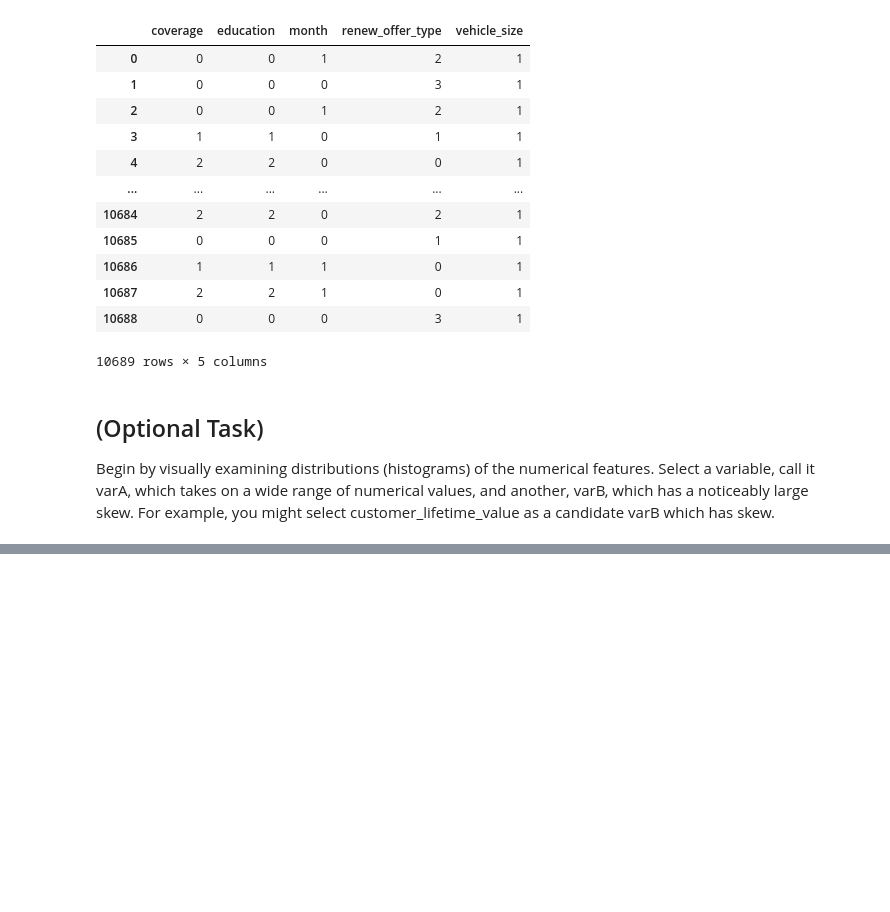
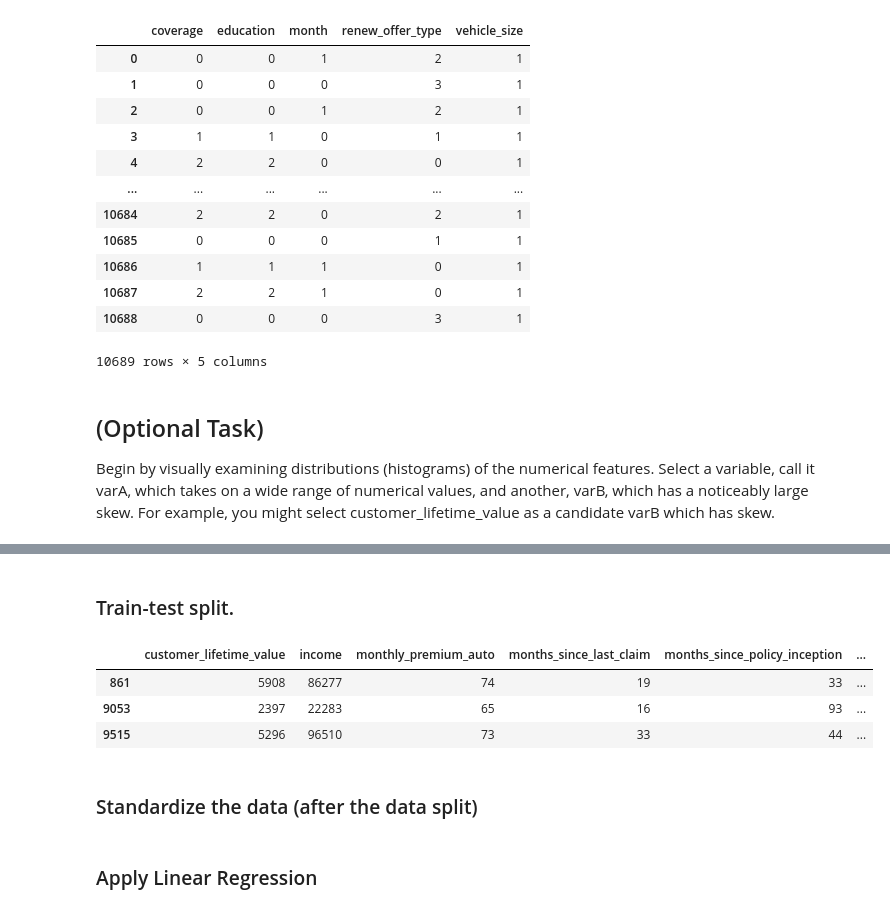
Before and after one commit to Festus-Ade/IronFestus, a Jupyter notebook: Week 4/Activities_Transformation.ipynb, the cells around one changed output, grey strips where cells are left out. Saved outputs shown, nothing was run; the diff lists cells and outputs as text; code cells hidden in the pictures; blank space fills up the shorter version.

```diff
--- a/Week 4/Activities_Transformation.ipynb
+++ b/Week 4/Activities_Transformation.ipynb
@@ -142,0 +205,18 @@ from sklearn.preprocessing import PowerTransformer, StandardScaler, minmax_scale
+# %%
+X = numerical.drop(['total_claim_amount'], axis = 1)
+y = numerical.total_claim_amount
+# %% [markdown]
+### Train-test split.
+# %%
+
+X_train, X_test, y_train, y_test = train_test_split(X, y, test_size=0.3, random_state=100)
+X_train = pd.DataFrame(X_train)
+X_test = pd.DataFrame(X_test)
+X_train.head(3)
+# %% [output]
+|  | customer_lifetime_value | income | monthly_premium_auto | months_since_last_claim | months_since_policy_inception | ... |
+| 861 | 5908 | 86277 | 74 | 19 | 33 | ... |
+| 9053 | 2397 | 22283 | 65 | 16 | 93 | ... |
+| 9515 | 5296 | 96510 | 73 | 33 | 44 | ... |
+# %% [markdown]
+### Standardize the data (after the data split)
@@ -142,0 +228,2 @@ from sklearn.preprocessing import PowerTransformer, StandardScaler, minmax_scale
+# %% [markdown]
+### Apply Linear Regression
```
Also changed, not shown: parts of 16 cells of this notebook.
